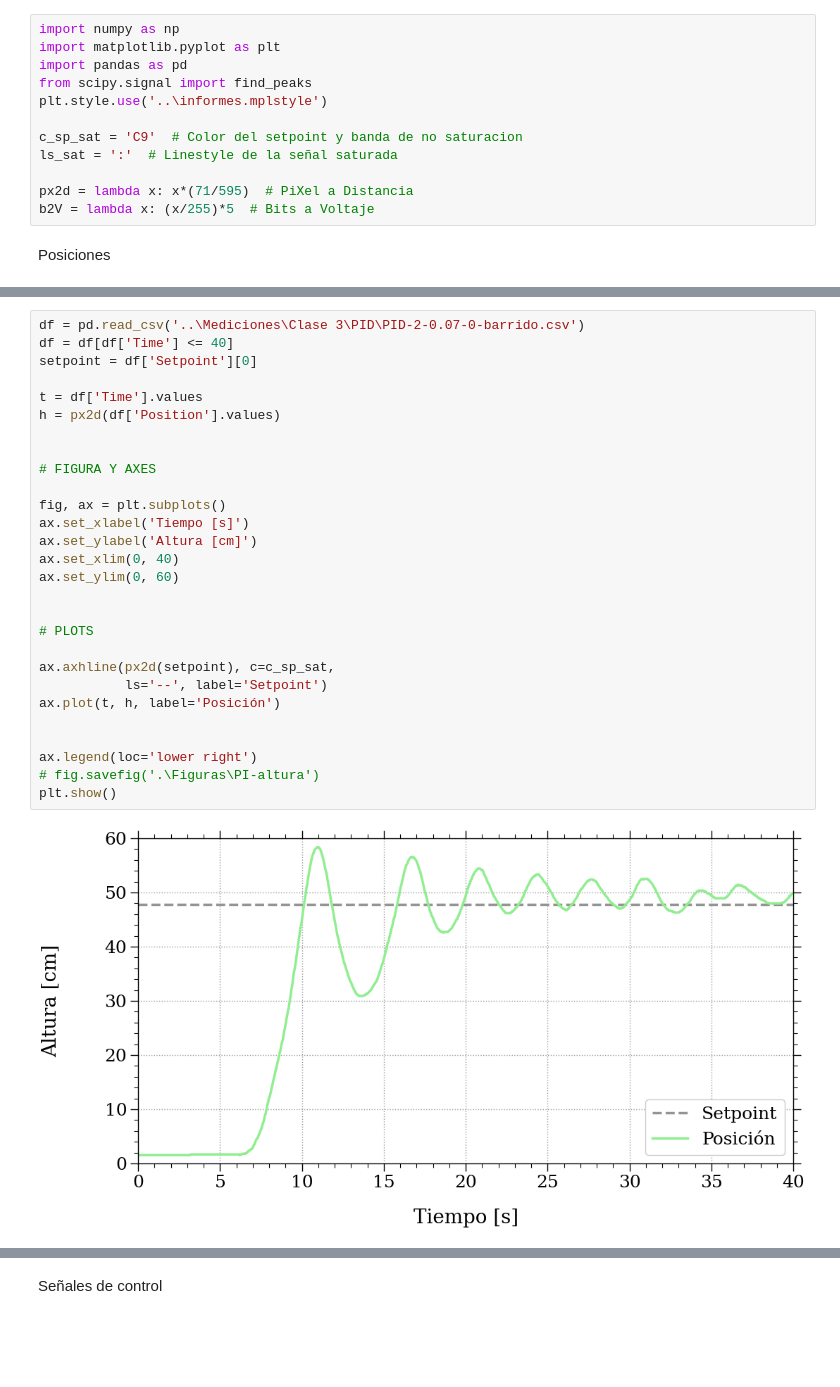
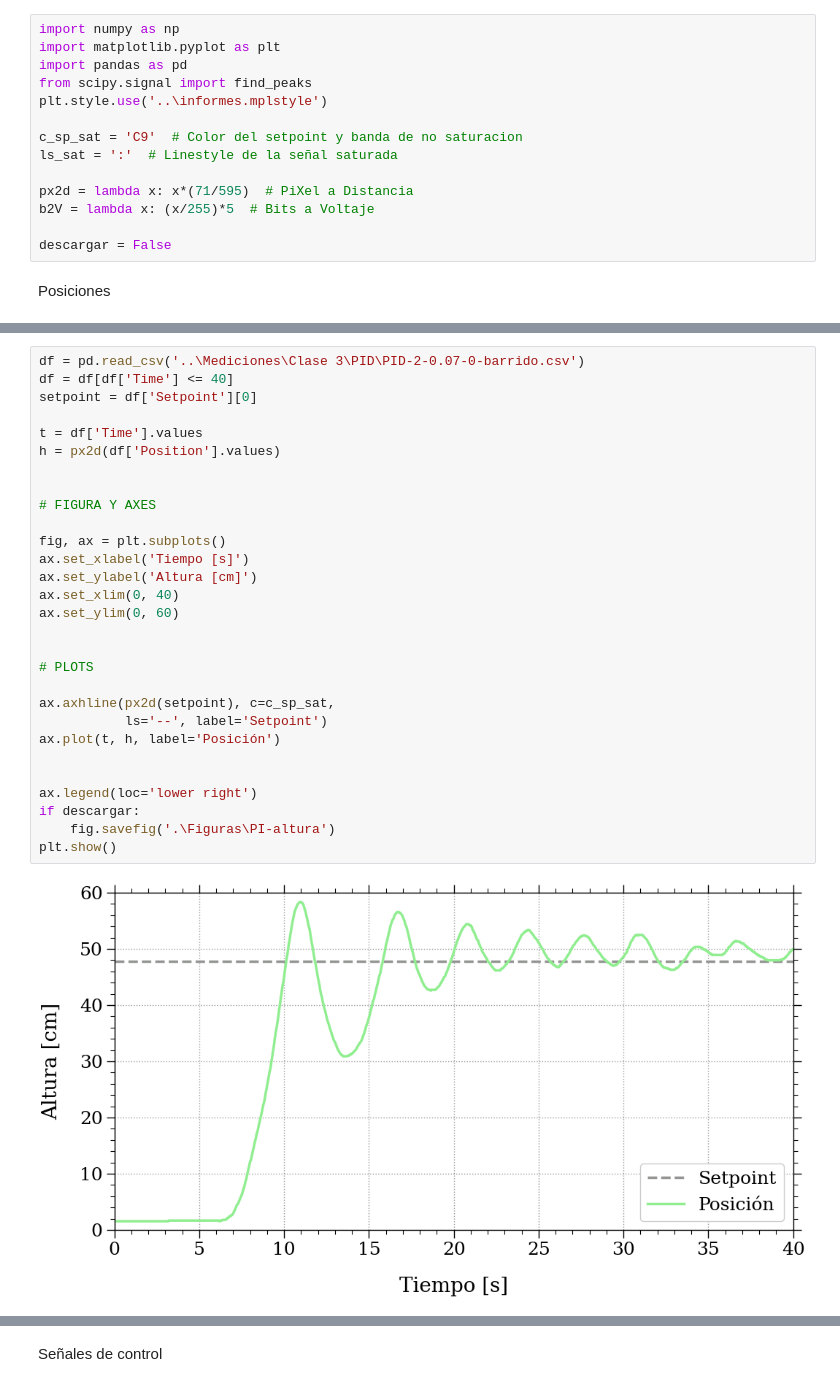
Before and after one commit to Martin-Palomeque/PID, a Jupyter notebook: Entregas/figuras_informe.ipynb, the cells around one changed output, grey strips where cells are left out. Cells and saved outputs as stored; diff of their text form; blank space fills up the shorter version.

```diff
--- a/Entregas/figuras_informe.ipynb
+++ b/Entregas/figuras_informe.ipynb
@@ -10,6 +10,8 @@ ls_sat = ':'  # Linestyle de la señal saturada
 
 px2d = lambda x: x*(71/595)  # PiXel a Distancia
 b2V = lambda x: (x/255)*5  # Bits a Voltaje
+
+descargar = False
 # %% [markdown]
 Posiciones
 # %%
@@ -45,33 +48,34 @@ plt.show()
 # %%
 df = pd.read_csv('..\Mediciones\Clase 3\PID\PID-2-0.07-0-barrido.csv')
 df = df[df['Time'] <= 40]
 setpoint = df['Setpoint'][0]
 
 t = df['Time'].values
 h = px2d(df['Position'].values)
 
 
 # FIGURA Y AXES
 
 fig, ax = plt.subplots()
 ax.set_xlabel('Tiempo [s]')
 ax.set_ylabel('Altura [cm]')
 ax.set_xlim(0, 40)
 ax.set_ylim(0, 60)
 
 
 # PLOTS
 
 ax.axhline(px2d(setpoint), c=c_sp_sat,
            ls='--', label='Setpoint')
 ax.plot(t, h, label='Posición')
 
 
 ax.legend(loc='lower right')
-# fig.savefig('.\Figuras\PI-altura')
+if descargar:
+    fig.savefig('.\Figuras\PI-altura')
 plt.show()
 # %% [output]
-[figure, old version]
+[figure, new version]
 # %%
 df = pd.read_csv('..\Mediciones\Clase 3\PID\PID-2-0.07-2-barrido.csv')
 df = df[df['Time'] <= 40]
```
Also changed, not shown: parts of 6 cells of this notebook, 7 other files.
